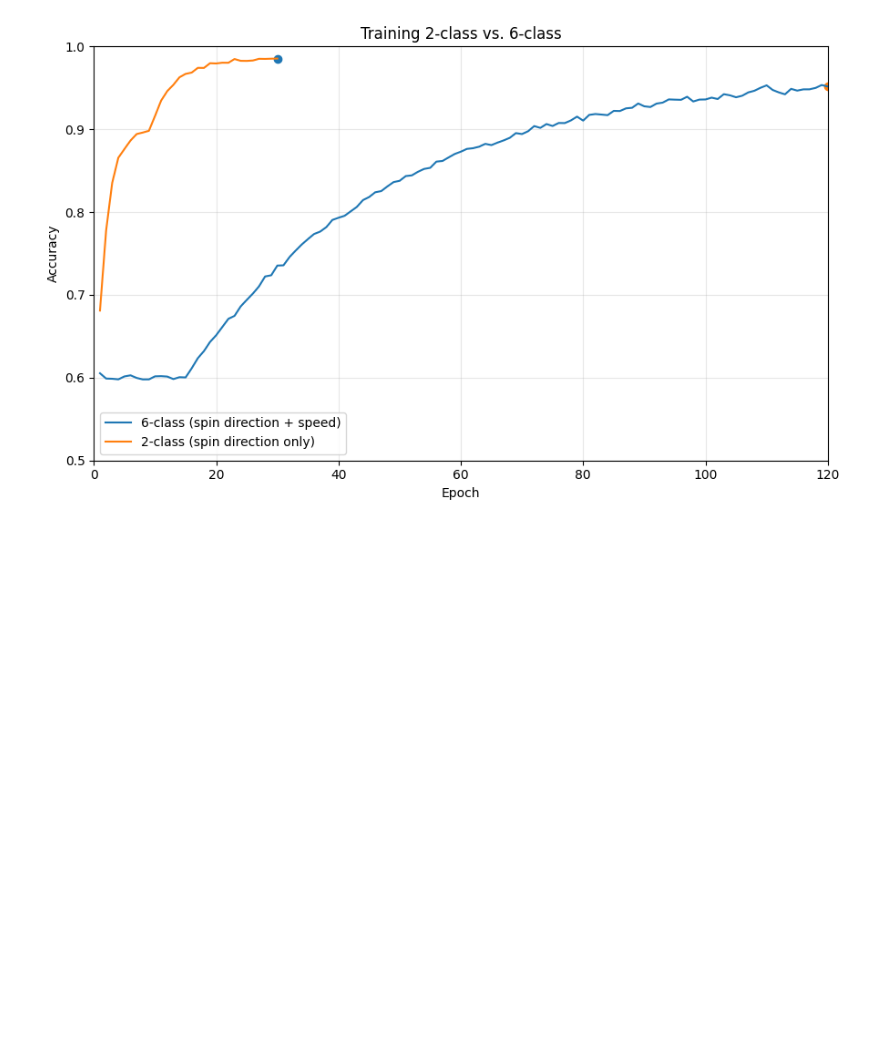
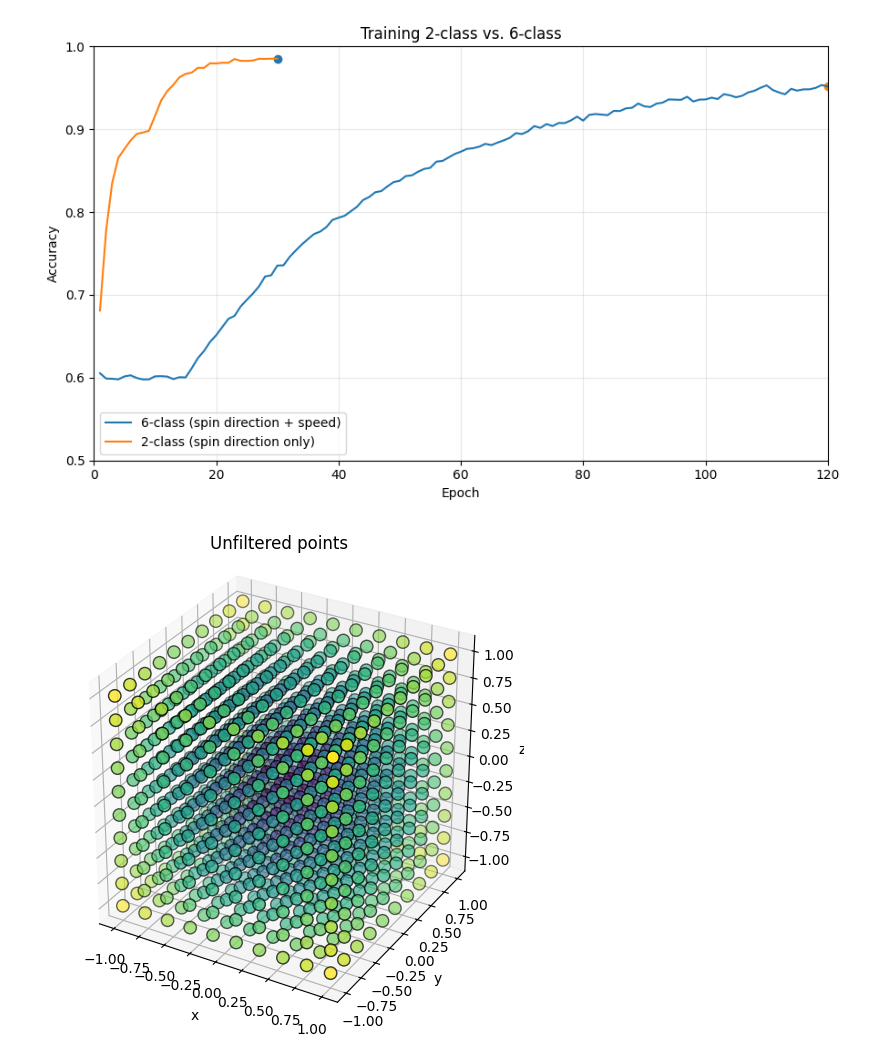
Before and after one commit to leviN1998/Master_Thesis, a Jupyter notebook: notebooks/figures/5.0-lk-experiments.ipynb, the cells around one changed output. Saved outputs shown, nothing was run; the diff lists cells and outputs as text; code cells hidden in the pictures; blank space fills up the shorter version.

```diff
--- a/notebooks/figures/5.0-lk-experiments.ipynb
+++ b/notebooks/figures/5.0-lk-experiments.ipynb
@@ -80,3 +80,32 @@ plt.legend()
 plt.tight_layout()
 # %% [output]
 [figure]
+# %%
+import numpy as np
+import matplotlib.pyplot as plt
+n = 10
+
+lin = np.linspace(-1, 1, n)
+x, y, z = np.meshgrid(lin, lin, lin)
+points = np.vstack([x.ravel(), y.ravel(), z.ravel()]).T
+# cut out speeds that are not needed
+distances = np.linalg.norm(points, axis=1)
+# points = points[(distances <= 1) & (distances >= (min_speed / max_speed))]
+
+fig = plt.figure(figsize=(6, 6))
+ax = fig.add_subplot(111, projection='3d')
+
+xs, ys, zs = points[:, 0], points[:, 1], points[:, 2]
+dist = np.linalg.norm(points, axis=1)
+
+sc = ax.scatter(xs, ys, zs, c=dist, cmap='viridis', s=80, edgecolor='k')
+ax.set_xlabel('x')
+ax.set_ylabel('y')
+ax.set_zlabel('z')
+ax.set_title('Unfiltered points')
+ax.set_box_aspect((1, 1, 1))  # equal aspect ratio
+
+#plt.colorbar(sc, label='distance')
+plt.show()
+# %% [output]
+[figure, added]
```
Also changed, not shown: parts of 1 cell of this notebook, 7 other files.
